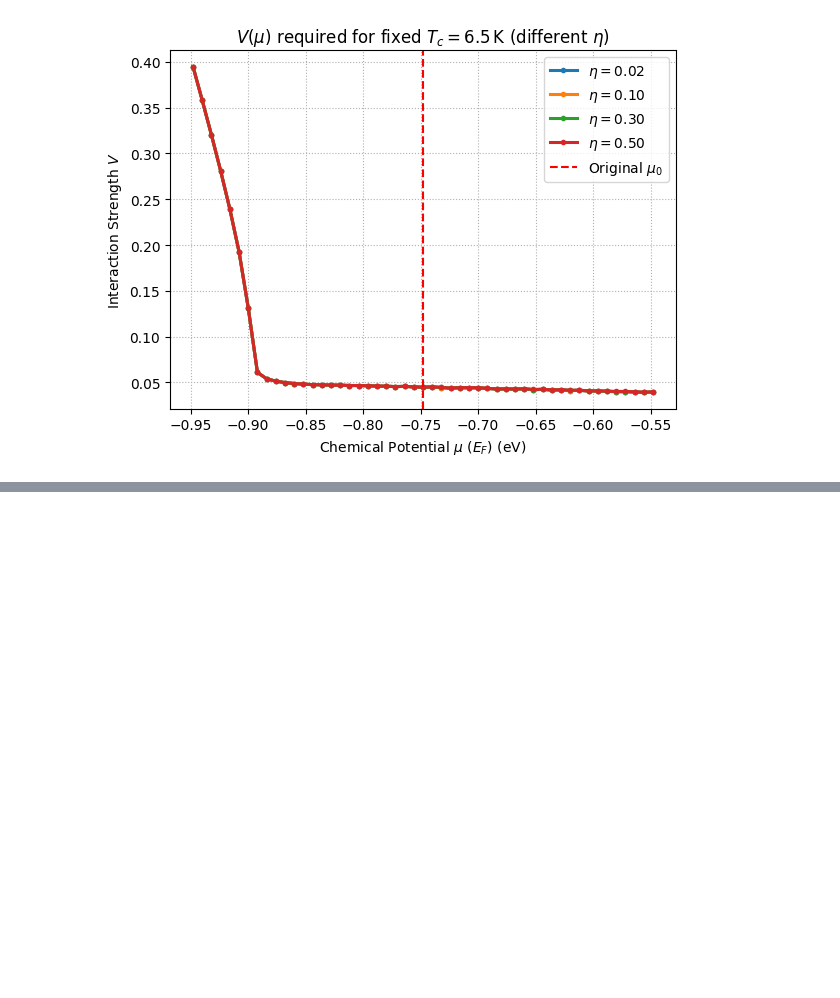
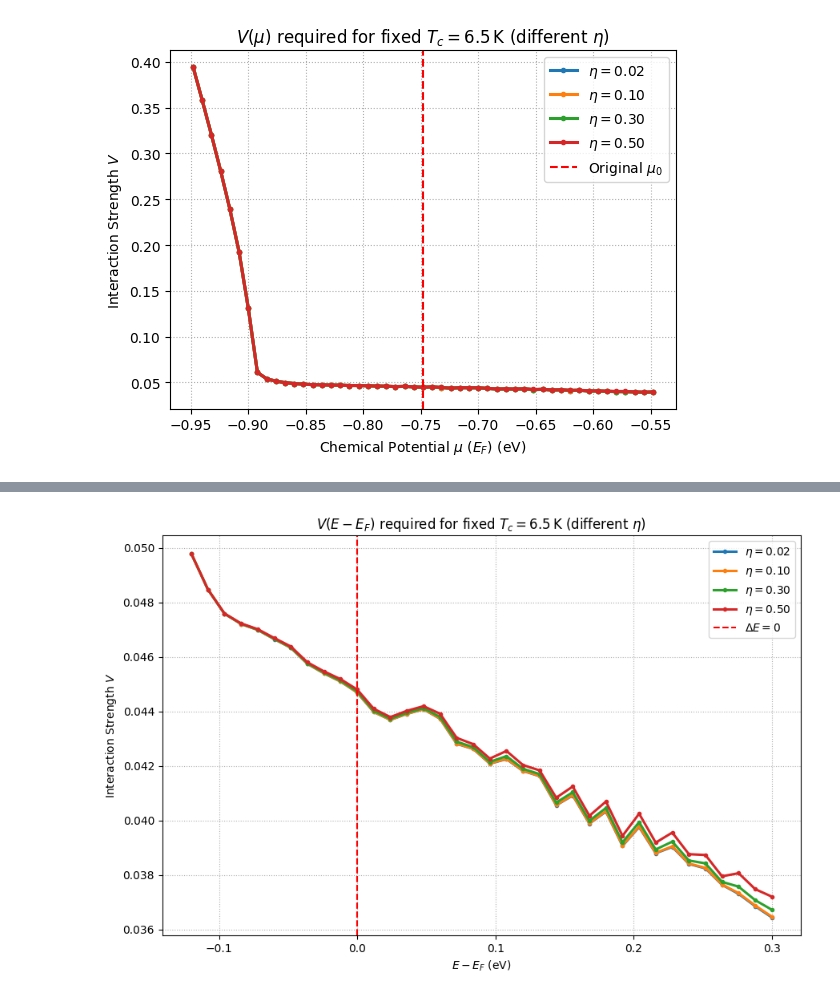
Before and after one commit to Lyrrrrrr/Upper-critical-field-Figure-reproduce-code, a Jupyter notebook: Numerical analysis.ipynb, the cells around one changed output, grey strips where cells are left out. Saved outputs shown, nothing was run; the diff lists cells and outputs as text; code cells hidden in the pictures; blank space fills up the shorter version.

Commit message:
Current version 1, Range fixed. 2, Trying to have DOS plot.

```diff
--- a/Numerical analysis.ipynb
+++ b/Numerical analysis.ipynb
@@ -576,0 +718,85 @@ Scanning mu (E_F) from -0.948 eV to -0.548 eV
+# %%
+# -*- coding: utf-8 -*-
+# 将横坐标由 EF 改为 E - E_F，并仅绘制从 -0.15 eV 开始的部分
+
+import numpy as np
+import matplotlib.pyplot as plt
+from tqdm import tqdm
+
+# ------------------------ Calculate V(mu) for fixed Tc ------------------------
+
+# 固定参数
+Tc_fixed_K = 6.5    # 固定临界温度
+Nw = 2000           # Matsubara 频数
+n_keep_value = 5000 # 每个 valley 的FS采样点数
+FSrad = 0.4         # FS patch 半径
+Nk_value = 201
+
+# 固定 SOI 参数 (论文的 13 meV 案例)
+target_meV_fixed = 13.0
+beta_fixed = beta_from_target(target_meV_fixed)
+
+# 固定的 g 函数
+gz_fun_fixed = lambda kx, ky, fK=fK, b=beta_fixed: gzz(kx, ky, fK, b)
+gR_fun_fixed = lambda kx, ky, fK=fK, b=beta_fixed: gR_vec(kx, ky, fK, b)
+
+# 固定 Zeeman 型耦合
+alpha_Z_fixed = alpha
+
+print(f"Using fixed Tc = {Tc_fixed_K} K")
+print(f"Using fixed SOI g-function shapes for target_meV = {target_meV_fixed}")
+
+# 扫描化学势范围（绝对量）
+EF_center = E_F
+EF_scan_range = 0.3
+N_mu_points = 51
+EF_range = np.linspace(EF_center - EF_scan_range, EF_center + EF_scan_range, N_mu_points)
+dE_range = EF_range - EF_center  # 横坐标: E - E_F
+print(f"Scanning mu (E_F) from {EF_range[0]:.3f} eV to {EF_range[-1]:.3f} eV")
+
+# eta 列表
+eta_list = [0.02, 0.1, 0.3, 0.5]
+
+plt.figure(figsize=(9, 6))
+
+# 对每个 eta 扫描 V(mu)
+for eta in eta_list:
+    print(f"\n--- Processing eta = {eta:.2f} ---")
+
+    # 对应的 Rashba 耦合
+    alpha_R_current = eta * alpha_Z_fixed
+
+    V_results_for_this_eta = []
+
+    # 扫描 EF_range（计算仍用绝对 EF；绘图使用 dE_range）
+    desc = f"  Scanning V(E - E_F) (eta={eta:.2f})"
+    for EF_val in tqdm(EF_range, desc=desc):
+        # 按当前 EF 重建FS
+        kK_new, kKm_new = build_FS_shell(mu_guess, EF_val, FSrad, Nk_value, n_keep_value)
+
+        # 计算在该 EF 下实现 Tc=6.5K 所需的 V
+        V_new = determine_V(Tc_fixed_K, alpha_Z_fixed, alpha_R_current,
+                            gz_fun_fixed, gR_fun_fixed,
+                            kK_new, mu_guess, EF_val, Nw)
+        V_results_for_this_eta.append(V_new)
+
+    # 截取从 E - E_F >= -0.15 开始的部分
+    mask = dE_range >= -0.13
+    dE_plot = dE_range[mask]
+    V_plot = np.array(V_results_for_this_eta)[mask]
+
+    # 绘图
+    plt.plot(dE_plot, V_plot, lw=2.2,
+             marker='o', markersize=3,
+             label=rf'$\eta={eta:.2f}$')
+
+# 收尾
+plt.xlabel(r'$E - E_F$ (eV)')
+plt.ylabel(r'Interaction Strength $V$')
+plt.title(r'$V(E - E_F)$ required for fixed $T_c = 6.5\,$K (different $\eta$)')
+plt.axvline(0.0, color='red', ls='--', label=r'$\Delta E = 0$')
+plt.grid(True, ls=':')
+plt.legend()
+plt.tight_layout()
+plt.show()
+# %% [output]
@@ -576,0 +811 @@ Scanning mu (E_F) from -0.948 eV to -0.548 eV
+[figure, added]
```
Also changed, not shown: parts of 7 cells of this notebook.
